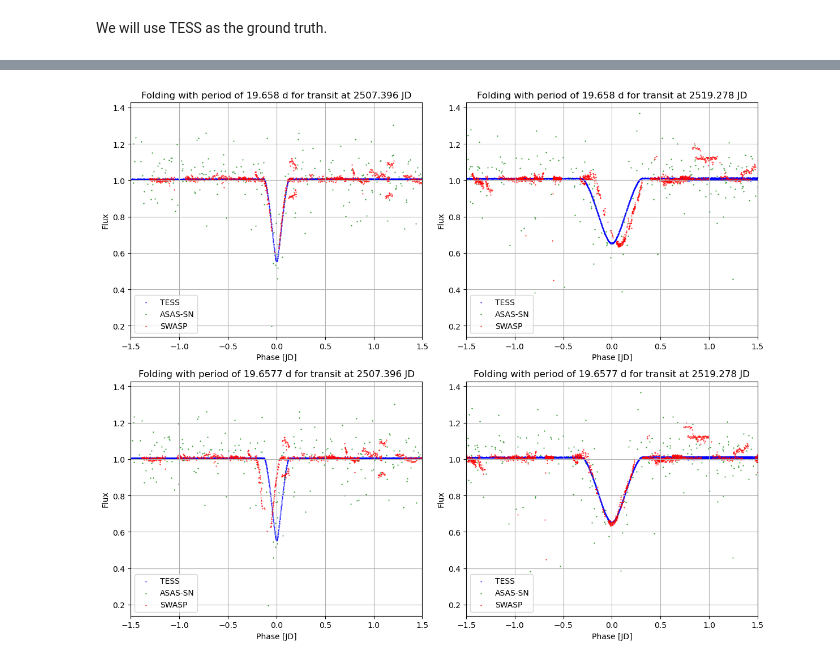
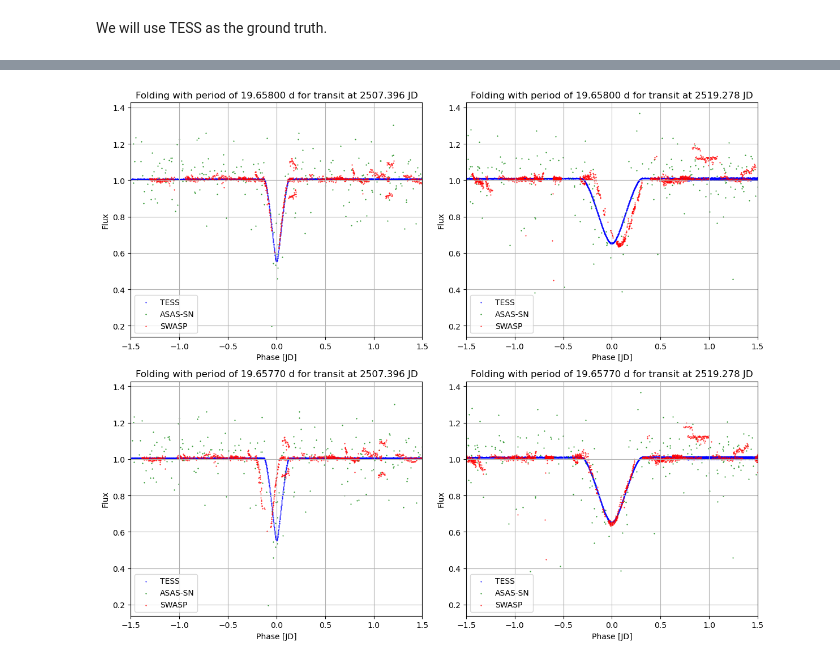
Before and after one commit to ardenshao/SURF_tess_cbp, a Jupyter notebook: tess_lightcurve_test.ipynb, the cells around one changed output, grey strips where cells are left out. Cells and saved outputs as stored; diff of their text form; code cells hidden in the pictures.

```diff
--- a/tess_lightcurve_test.ipynb
+++ b/tess_lightcurve_test.ipynb
@@ -629,9 +645,9 @@ def automate_periodogram(tid, transit, min_period, max_period):
 # %%
-# primary transit predicted period
-automate_periodogram(tid='TIC 172900988', transit=2507.396, min_period=19.63, max_period=19.67)
+#%%skip
 
-# secondary transit predicted period
-automate_periodogram(tid='TIC 172900988', transit=2519.278, min_period=19.63, max_period=19.67)
+# predicted period
+fold_periods = automate_periodogram(tid='TIC 172900988', primary_transit=2507.396, secondary_transit=2519.278,
+                                    min_period=19.63, max_period=19.67)
 # %% [output]
 Downloading Curves...
 Pulled 1 of 1
@@ -642,34 +655,38 @@ Pulled 1 of 1
 # %%
-df = pd.read_csv('combined_data.csv')
-marker_to_color = {'TESS': 'blue', 'ASAS-SN': 'green', 'SWASP': 'red'}
+def detect_precession(tid, fold_periods, primary_transit, secondary_transit):
 
-fig, axs = plt.subplots(2, 2, figsize=(12, 10))
+    df = pd.read_csv(f'output/{tid}/combined_data.csv')
+    marker_to_color = {'TESS': 'blue', 'ASAS-SN': 'green', 'SWASP': 'red'}
 
-fold_periods = [19.65800, 19.65770]
-transits = [2507.396, 2519.278]
+    fig, axs = plt.subplots(2, 2, figsize=(12, 10))
 
-plot_idx = 0
+    transits = [primary_transit, secondary_transit]
 
-for period in fold_periods:
-    for transit in transits:
-        ax = axs[plot_idx // 2, plot_idx % 2]
+    plot_idx = 0
 
-        for marker, color in marker_to_color.items():
-            marker_df = df[df['dataset_marker'] == marker]
+    for period in fold_periods:
+        for transit in transits:
+            ax = axs[plot_idx // 2, plot_idx % 2]
 
-            folded_lc = lk.LightCurve(time=marker_df['jd'], flux=marker_df['flux']).fold(period=period, epoch_time=transit)
+            for marker, color in marker_to_color.items():
+                marker_df = df[df['dataset_marker'] == marker]
 
-            folded_lc.scatter(ax=ax, s=1, color=color, label=marker)
+                folded_lc = lk.LightCurve(time=marker_df['jd'], flux=marker_df['flux']).fold(period=period, epoch_time=transit)
 
-        ax.set_title(f'Folding with period of {period} d for transit at {transit} JD')
-        ax.legend()
-        ax.set_xlim(-1.5,1.5)
-        ax.grid()
+                folded_lc.scatter(ax=ax, s=1, color=color, label=marker)
 
-        plot_idx += 1
+            ax.set_title(f'Folding with period of {period:.5f} d for transit at {transit} JD')
+            ax.legend()
+            ax.set_xlim(-1.5,1.5)
+            ax.grid()
 
-plt.tight_layout()
-plt.savefig('TIC_172900988/output.png')
-plt.show()
+            plot_idx += 1
+
+    plt.tight_layout()
+    plt.savefig(f'output/{tid}/folded.png')
+    plt.show()
+
+
+detect_precession(tid='TIC 172900988', fold_periods=fold_periods, primary_transit=2507.396, secondary_transit=2519.278)
 # %% [output]
-[figure, old version]
+[figure, new version]
```
Also changed, not shown: parts of 7 cells of this notebook.
